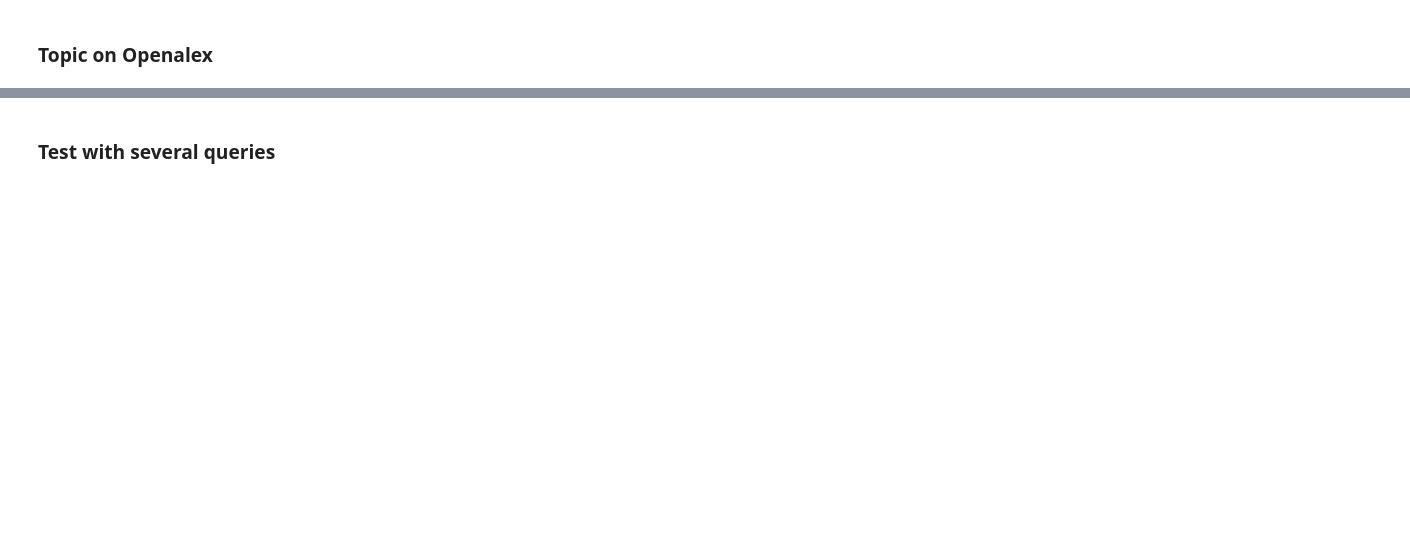
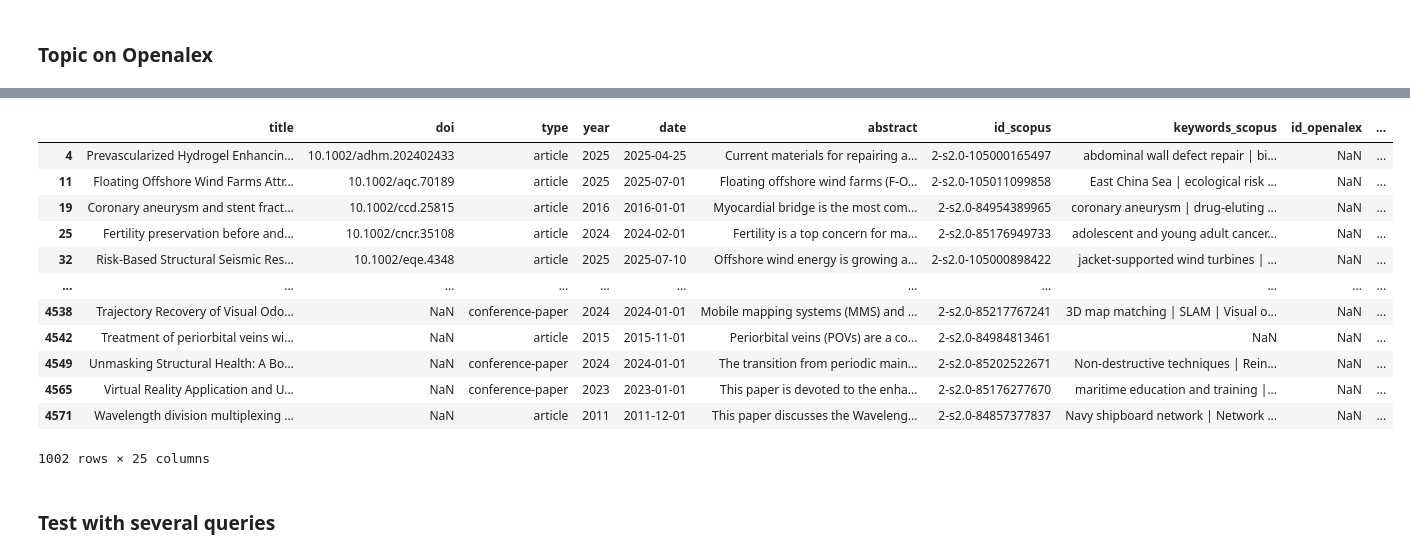
Before and after one commit to TUDelft-CITG/SLR-RAG, a Jupyter notebook: notebooks/test_api_extraction.ipynb, the cells around one changed output, grey strips where cells are left out. Drawn from its saved outputs; the diff is of its cells as text; code cells hidden in the pictures; blank space fills up the shorter version.

```diff
--- a/notebooks/test_api_extraction.ipynb
+++ b/notebooks/test_api_extraction.ipynb
@@ -106,0 +142,11 @@ df_recent[df_recent["is_reference"]]
+# %%
+from typing import List, Set
+
+def filter_on_list(
+    df_input: pd.DataFrame, list_input: List[str] | Set[str], col_name: str, blacklist=True
+):
+    if blacklist:
+        return df_input[df_input[col_name].isna() | (~df_input[col_name].isin(list_input))]
+    else:
+        return df_input[df_input[col_name].isna() | (df_input[col_name].isin(list_input))]
+filter_on_list(df_test, {"Medicine", "Biology"}, "field_single",blacklist=True)
@@ -360,0 +402,3 @@ px.bar(
+# %%
+df_recent_filtered_topic_0= filter_on_list(df_recent,list_input=black_list_fields_openalex,col_name="fields_openalex",blacklist=True)
+group_by_col_ref(df_recent_filtered_topic_0,col_name="fields_openalex")
@@ -360,0 +424,3 @@ px.bar(
+# %%
+df_recent_filtered_topic_1 = explode_and_filter_on_list(df_recent_filtered_topic_0, "topic_dimensions", black_list_topic_dimensions,black_list=True)
+df_recent_filtered_topic_1
@@ -414,0 +468,15 @@ df_recent.groupby(["topic_openalex"]).size().sort_values(ascending=False)
+# %%
+black_list_openalex_topic = {
+    "Concrete Corrosion and Durability",
+    "Arctic and Antarctic ice dynamics",
+    "Fatigue and fracture mechanics",
+    "Marine animal studies overview",
+    "Spacecraft and Cryogenic Technologies",
+    "Oceanographic and Atmospheric Processes",
+    "Drilling and Well Engineering",
+    "Fluid Dynamics and Vibration Analysis",
+    "Engineering Structural Analysis Methods",
+}
+# Note : we skip lens filtering
+df_recent_filtered_topic_3 = filter_on_list(df_recent_filtered_topic_1,list_input=black_list_openalex_topic,col_name="topic_openalex")
+df_recent_filtered_topic_3
@@ -420,0 +594,16 @@ df_papers[df_papers["is_reference"]][["title", "type"]]
+# %%
+df_recent_filtered_topic_3.query("in_scopus & ~in_openalex & ~in_lens & ~in_dimensions")
+# %% [output]
+|  | title | doi | type | year | date | abstract | id_scopus | keywords_scopus | id_openalex | ... |
+| 4 | Prevascularized Hydrogel Enhancin... | 10.1002/adhm.202402433 | article | 2025 | 2025-04-25 | Current materials for repairing a... | 2-s2.0-105000165497 | abdominal wall defect repair | bi... | NaN | ... |
+| 11 | Floating Offshore Wind Farms Attr... | 10.1002/aqc.70189 | article | 2025 | 2025-07-01 | Floating offshore wind farms (F-O... | 2-s2.0-105011099858 | East China Sea | ecological risk ... | NaN | ... |
+| 19 | Coronary aneurysm and stent fract... | 10.1002/ccd.25815 | article | 2016 | 2016-01-01 | Myocardial bridge is the most com... | 2-s2.0-84954389965 | coronary aneurysm | drug-eluting ... | NaN | ... |
+| 25 | Fertility preservation before and... | 10.1002/cncr.35108 | article | 2024 | 2024-02-01 | Fertility is a top concern for ma... | 2-s2.0-85176949733 | adolescent and young adult cancer... | NaN | ... |
+| 32 | Risk-Based Structural Seismic Res... | 10.1002/eqe.4348 | article | 2025 | 2025-07-10 | Offshore wind energy is growing a... | 2-s2.0-105000898422 | jacket-supported wind turbines | ... | NaN | ... |
+| ... | ... | ... | ... | ... | ... | ... | ... | ... | ... | ... |
+| 4538 | Trajectory Recovery of Visual Odo... | NaN | conference-paper | 2024 | 2024-01-01 | Mobile mapping systems (MMS) and ... | 2-s2.0-85217767241 | 3D map matching | SLAM | Visual o... | NaN | ... |
+| 4542 | Treatment of periorbital veins wi... | NaN | article | 2015 | 2015-11-01 | Periorbital veins (POVs) are a co... | 2-s2.0-84984813461 | NaN | NaN | ... |
+| 4549 | Unmasking Structural Health: A Bo... | NaN | conference-paper | 2024 | 2024-01-01 | The transition from periodic main... | 2-s2.0-85202522671 | Non-destructive techniques | Rein... | NaN | ... |
+| 4565 | Virtual Reality Application and U... | NaN | conference-paper | 2023 | 2023-01-01 | This paper is devoted to the enha... | 2-s2.0-85176277670 | maritime education and training |... | NaN | ... |
+| 4571 | Wavelength division multiplexing ... | NaN | article | 2011 | 2011-12-01 | This paper discusses the Waveleng... | 2-s2.0-84857377837 | Navy shipboard network | Network ... | NaN | ... |
+1002 rows × 25 columns
```
Also changed, not shown: parts of 61 cells of this notebook.
